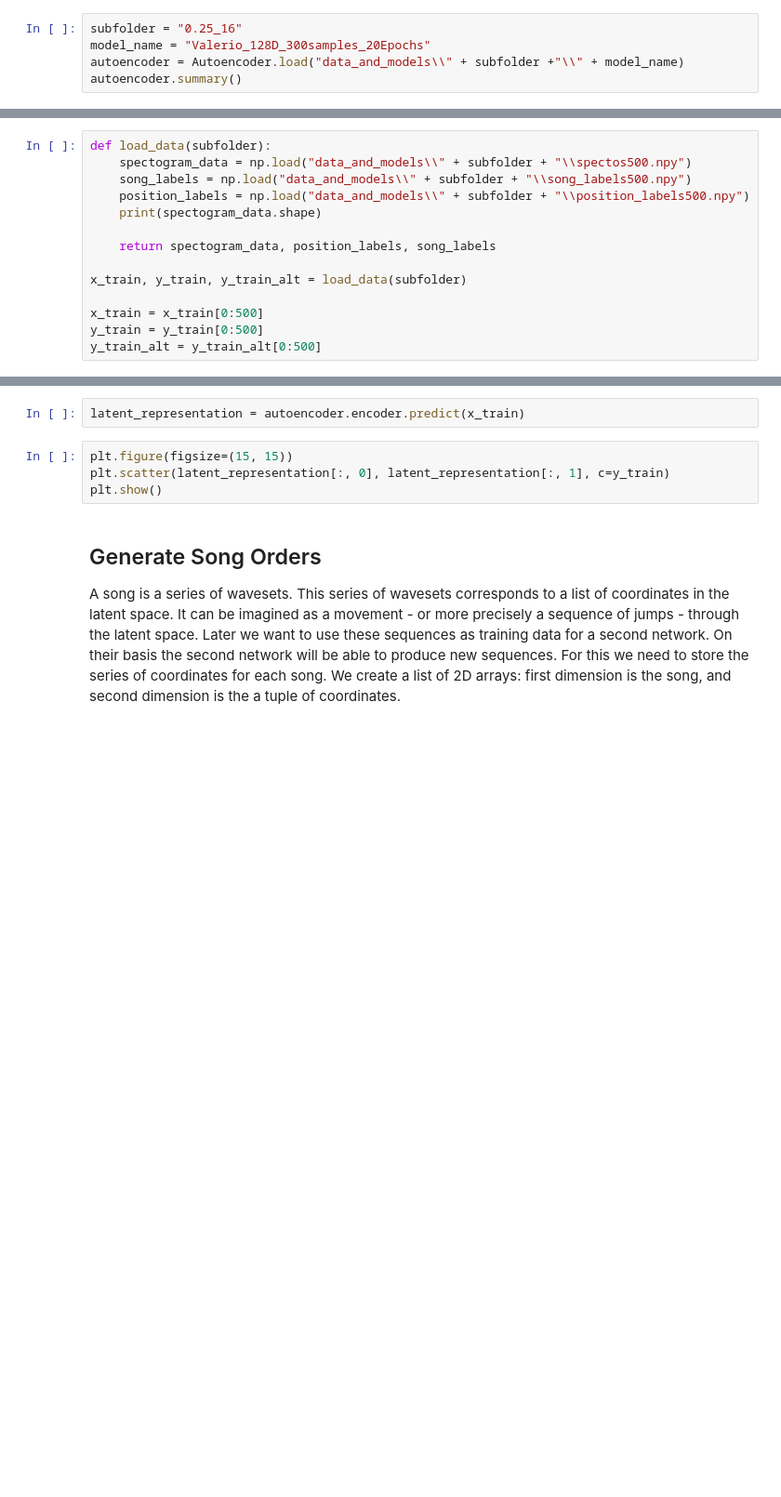
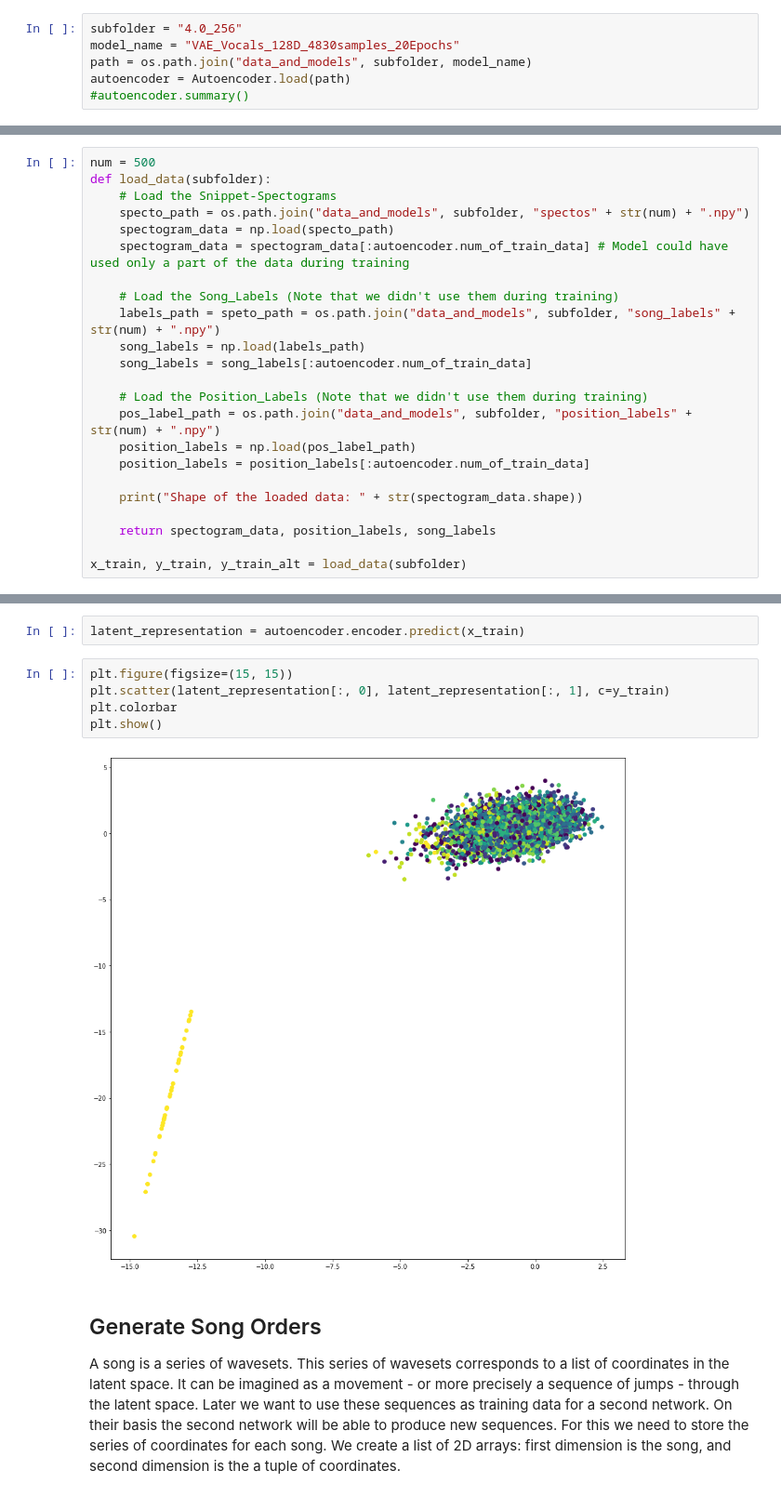
Before and after one commit to doktorbanana/MetaHuman, a Jupyter notebook: 3_Latent Space and Song Orders.ipynb, the cells around one changed output, grey strips where cells are left out. Shown at 93% size. Drawn from its saved outputs; the diff is of its cells as text; blank space fills up the shorter version.

```diff
--- a/3_Latent Space and Song Orders.ipynb
+++ b/3_Latent Space and Song Orders.ipynb
@@ -12,8 +13,9 @@ from IPython.display import display, Audio
 # %% [markdown]
 First we load the trained autoencoder and the training data from our disk:
 # %%
-subfolder = "0.25_16"
-model_name = "Valerio_128D_300samples_20Epochs"
-autoencoder = Autoencoder.load("data_and_models\\" + subfolder +"\\" + model_name)
-autoencoder.summary()
+subfolder = "4.0_256"
+model_name = "VAE_Vocals_128D_4830samples_20Epochs"
+path = os.path.join("data_and_models", subfolder, model_name)
+autoencoder = Autoencoder.load(path)
+#autoencoder.summary()
 # %% [output]
@@ -35,16 +37,25 @@ Trainable params: 416,545
 Non-trainable params: 960
 _________________________________________________________________
 # %%
+num = 500
 def load_data(subfolder):
-    spectogram_data = np.load("data_and_models\\" + subfolder + "\\spectos500.npy")
-    song_labels = np.load("data_and_models\\" + subfolder + "\\song_labels500.npy")
-    position_labels = np.load("data_and_models\\" + subfolder + "\\position_labels500.npy")
-    print(spectogram_data.shape)
+    # Load the Snippet-Spectograms
+    specto_path = os.path.join("data_and_models", subfolder, "spectos" + str(num) + ".npy")
+    spectogram_data = np.load(specto_path)
+    spectogram_data = spectogram_data[:autoencoder.num_of_train_data] # Model could have used only a part of the data during training
+
+    # Load the Song_Labels (Note that we didn't use them during training)
+    labels_path = speto_path = os.path.join("data_and_models", subfolder, "song_labels" + str(num) + ".npy")
+    song_labels = np.load(labels_path)
+    song_labels = song_labels[:autoencoder.num_of_train_data]
+
+    # Load the Position_Labels (Note that we didn't use them during training)
+    pos_label_path = os.path.join("data_and_models", subfolder, "position_labels" + str(num) + ".npy")
+    position_labels = np.load(pos_label_path)
+    position_labels = position_labels[:autoencoder.num_of_train_data]
+
+    print("Shape of the loaded data: " + str(spectogram_data.shape))
 
     return spectogram_data, position_labels, song_labels
 
 x_train, y_train, y_train_alt = load_data(subfolder)
-
-x_train = x_train[0:500]
-y_train = y_train[0:500]
-y_train_alt = y_train_alt[0:500]
@@ -56,7 +69,10 @@ latent_representation = autoencoder.encoder.predict(x_train)
 # %%
 plt.figure(figsize=(15, 15))
 plt.scatter(latent_representation[:, 0], latent_representation[:, 1], c=y_train)
+plt.colorbar
 plt.show()
+# %% [output]
+[figure, added]
 # %% [markdown]
 ## Generate Song Orders
 A song is a series of wavesets. This series of wavesets corresponds to a list of coordinates in the latent space. It can be imagined as a movement - or more precisely a sequence of jumps - through the latent space. Later we want to use these sequences as training data for a second network. On their basis the second network will be able to produce new sequences. For this we need to store the series of coordinates for each song. We create a list of 2D arrays: first dimension is the song, and second dimension is the a tuple of coordinates.
```
Also changed, not shown: parts of 14 cells of this notebook, 5 other files.
